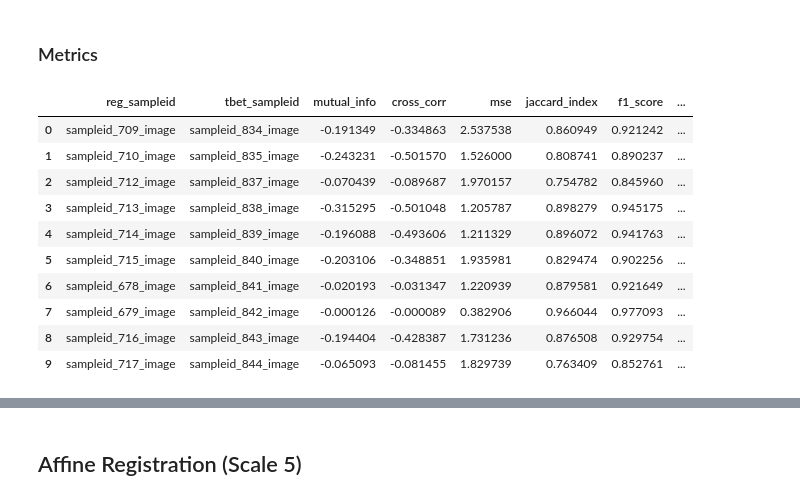
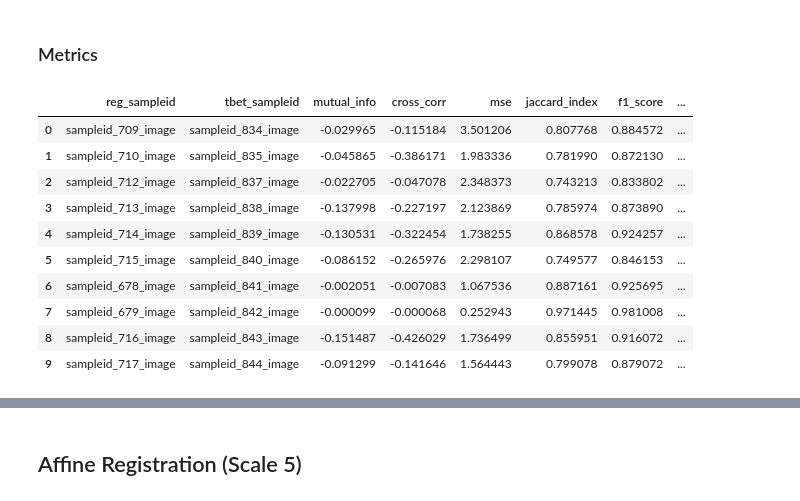
Before and after one commit to Olamiknight/WSIFIR, a Jupyter notebook: Regression_Tbet_Registration.ipynb, the cells around one changed output, grey strips where cells are left out. Saved outputs shown, nothing was run; the diff lists cells and outputs as text; code cells hidden in the pictures.

```diff
--- a/Regression_Tbet_Registration.ipynb
+++ b/Regression_Tbet_Registration.ipynb
@@ -244,7 +244,7 @@ fig, axes = plt.subplots(5, 2, figsize=(15, 10))
 axes = axes.flatten()
 for i, (sampleid, padded_image) in enumerate(padded_images_ants.items()):
     if i < 10:
-        axes[i].imshow(padded_image.numpy(), cmap='gray')
+        axes[i].imshow(padded_image.numpy())
         axes[i].set_title(f'Image {i+1}')
         axes[i].axis('off')
 plt.tight_layout()
@@ -813,3 +824,6 @@ for i, (reg_sampleid, reg_image) in enumerate(registered_images.items()):
 
     # Scale the transformation matrix
     scaled_transform_path = scale_transform(transform_path, scaling_factor_1)
+
+    #Store the scaled transformation matrix
+    transformation_matrices[reg_sampleid] = scaled_transform_path
@@ -835,21 +831,15 @@ Scaled transformation matrix saved at: C:/Users/molanre1/Desktop/WSIFIR/scale_9_
 ### ANTS Rigid transform
 # %%
 #Perform the registration using the scaled transformation matrix
-# Create a dictionary to store the registered images
 registered_images_scaled = {}
 
-# Loop through each image and perform the registration
-
-for i, (reg_sampleid, reg_image) in enumerate(registered_images.items()):
+for i, (reg_sampleid, reg_image) in enumerate(regression_images_2):
     # Get the corresponding tbet image
-    tbet_sampleid, tbet_image = tbet_images[i]
+    tbet_sampleid, tbet_image = tbet_images_2[i]
 
     # Perform registration using the scaled transformation matrix
-    registered_image_scaled = ants.registration(fixed=reg_image, moving=tbet_image, type_of_transform='Rigid', aff_metric='MeanSquares', outprefix=f'C:/Users/molanre1/Desktop/WSIFIR/scale_7_transform/reg_tbet/{reg_sampleid}_to_{tbet_sampleid}_', verbose=True)
+    registered_image = ants.registration(fixed=reg_image, moving=tbet_image, initial_transform=transformation_matrices[reg_sampleid], type_of_transform='Rigid', outprefix=f'C:/Users/molanre1/Desktop/WSIFIR/scale_7_transform/reg_tbet/{reg_sampleid}_to_{tbet_sampleid}_', verbose=True)
 
     # Store the registered image
-    registered_images_scaled[reg_sampleid] = registered_image_scaled['warpedmovout']
-
-    #Apply the transformation to the moving image
-    transformed_image_scaled = ants.apply_transforms(fixed=reg_image, moving=tbet_image, transformlist=registered_image_scaled['fwdtransforms'])
+    registered_images_scaled[reg_sampleid] = registered_image['warpedmovout']
 # %% [output]
@@ -875,15 +865,13 @@ antsRegistration -d 2 -r [0000024635190F48,0000024635191288,1] -m MeanSquares[00
 
 transformation_matrices_scaled = {}
 
-for i, (reg_sampleid, reg_image) in enumerate(registered_images_scaled.items()):
+for i, (reg_sampleid, reg_image) in enumerate(regression_images_2):
     # Get the corresponding tbet image
-    tbet_sampleid, tbet_image = tbet_images[i]
+    tbet_sampleid, tbet_image = tbet_images_2[i]
 
     # Read the transformation matrix
-    transformation_matrix_scaled = ants.read_transform(f'C:/Users/molanre1/Desktop/WSIFIR/scale_7_transform/reg_tbet/{reg_sampleid}_to_{tbet_sampleid}_0GenericAffine.mat')
-
-    # Store the transformation matrix
-    transformation_matrices_scaled[reg_sampleid] = transformation_matrix_scaled
+    transformation_matrix = ants.read_transform(f'C:/Users/molanre1/Desktop/WSIFIR/scale_7_transform/reg_tbet/{reg_sampleid}_to_{tbet_sampleid}_0GenericAffine.mat')
+    transformation_matrices_scaled[reg_sampleid] = transformation_matrix
 
 # Get the parameters and fixed parameters of the transformation matrices
 transformation_parameters_scaled = {}
@@ -930,37 +936,37 @@ plt.show()
 ### Metrics
 # %%
 #Create a DataFrame to store the metrics
-metrics_df_scaled = pd.DataFrame(columns=['reg_sampleid', 'tbet_sampleid', 'mutual_info', 'cross_corr', 'mse', 'jaccard_index', 'f1_score', 'hausdorff_distance'])
+metrics_df_2 = pd.DataFrame(columns=['reg_sampleid', 'tbet_sampleid', 'mutual_info', 'cross_corr', 'mse', 'jaccard_index', 'f1_score', 'hausdorff_distance'])
 # Loop through each image and compute the metrics
-for i, (reg_sampleid, reg_image) in enumerate(registered_images_scaled.items()):
+for i, (reg_sampleid, reg_image) in enumerate(regression_images_2):
     # Get the corresponding tbet image
-    tbet_sampleid, tbet_image = tbet_images[i]
+    tbet_sampleid, tbet_image = tbet_images_2[i]
 
     # Compute the metrics
     mutual_info, cross_corr, mse, jaccard_index, f1, hausdorff_distance = compute_metrics(reg_image, tbet_image)
 
     # Append the metrics to the DataFrame
-    metrics_df_scaled = pd.concat([metrics_df_scaled, pd.DataFrame({
+    metrics_df_2 = pd.concat([metrics_df_2, pd.DataFrame({
         'reg_sampleid': [reg_sampleid],
         'tbet_sampleid': [tbet_sampleid],
         'mutual_info': [mutual_info],
         'cross_corr': [cross_corr],
         'mse': [mse],
         'jaccard_index': [jaccard_index],
         'f1_score': [f1],
         'hausdorff_distance': [hausdorff_distance]
     })], ignore_index=True)
 
-metrics_df_scaled.head(10)
+metrics_df_2.head(10)
 # %% [output]
 |  | reg_sampleid | tbet_sampleid | mutual_info | cross_corr | mse | jaccard_index | f1_score | ... |
-| 0 | sampleid_709_image | sampleid_834_image | -0.191349 | -0.334863 | 2.537538 | 0.860949 | 0.921242 | ... |
-| 1 | sampleid_710_image | sampleid_835_image | -0.243231 | -0.501570 | 1.526000 | 0.808741 | 0.890237 | ... |
-| 2 | sampleid_712_image | sampleid_837_image | -0.070439 | -0.089687 | 1.970157 | 0.754782 | 0.845960 | ... |
-| 3 | sampleid_713_image | sampleid_838_image | -0.315295 | -0.501048 | 1.205787 | 0.898279 | 0.945175 | ... |
-| 4 | sampleid_714_image | sampleid_839_image | -0.196088 | -0.493606 | 1.211329 | 0.896072 | 0.941763 | ... |
-| 5 | sampleid_715_image | sampleid_840_image | -0.203106 | -0.348851 | 1.935981 | 0.829474 | 0.902256 | ... |
-| 6 | sampleid_678_image | sampleid_841_image | -0.020193 | -0.031347 | 1.220939 | 0.879581 | 0.921649 | ... |
-| 7 | sampleid_679_image | sampleid_842_image | -0.000126 | -0.000089 | 0.382906 | 0.966044 | 0.977093 | ... |
-| 8 | sampleid_716_image | sampleid_843_image | -0.194404 | -0.428387 | 1.731236 | 0.876508 | 0.929754 | ... |
-| 9 | sampleid_717_image | sampleid_844_image | -0.065093 | -0.081455 | 1.829739 | 0.763409 | 0.852761 | ... |
+| 0 | sampleid_709_image | sampleid_834_image | -0.029965 | -0.115184 | 3.501206 | 0.807768 | 0.884572 | ... |
+| 1 | sampleid_710_image | sampleid_835_image | -0.045865 | -0.386171 | 1.983336 | 0.781990 | 0.872130 | ... |
+| 2 | sampleid_712_image | sampleid_837_image | -0.022705 | -0.047078 | 2.348373 | 0.743213 | 0.833802 | ... |
+| 3 | sampleid_713_image | sampleid_838_image | -0.137998 | -0.227197 | 2.123869 | 0.785974 | 0.873890 | ... |
+| 4 | sampleid_714_image | sampleid_839_image | -0.130531 | -0.322454 | 1.738255 | 0.868578 | 0.924257 | ... |
+| 5 | sampleid_715_image | sampleid_840_image | -0.086152 | -0.265976 | 2.298107 | 0.749577 | 0.846153 | ... |
+| 6 | sampleid_678_image | sampleid_841_image | -0.002051 | -0.007083 | 1.067536 | 0.887161 | 0.925695 | ... |
+| 7 | sampleid_679_image | sampleid_842_image | -0.000099 | -0.000068 | 0.252943 | 0.971445 | 0.981008 | ... |
+| 8 | sampleid_716_image | sampleid_843_image | -0.151487 | -0.426029 | 1.736499 | 0.855951 | 0.916072 | ... |
+| 9 | sampleid_717_image | sampleid_844_image | -0.091299 | -0.141646 | 1.564443 | 0.799078 | 0.879072 | ... |
```
Also changed, not shown: parts of 17 cells of this notebook.
